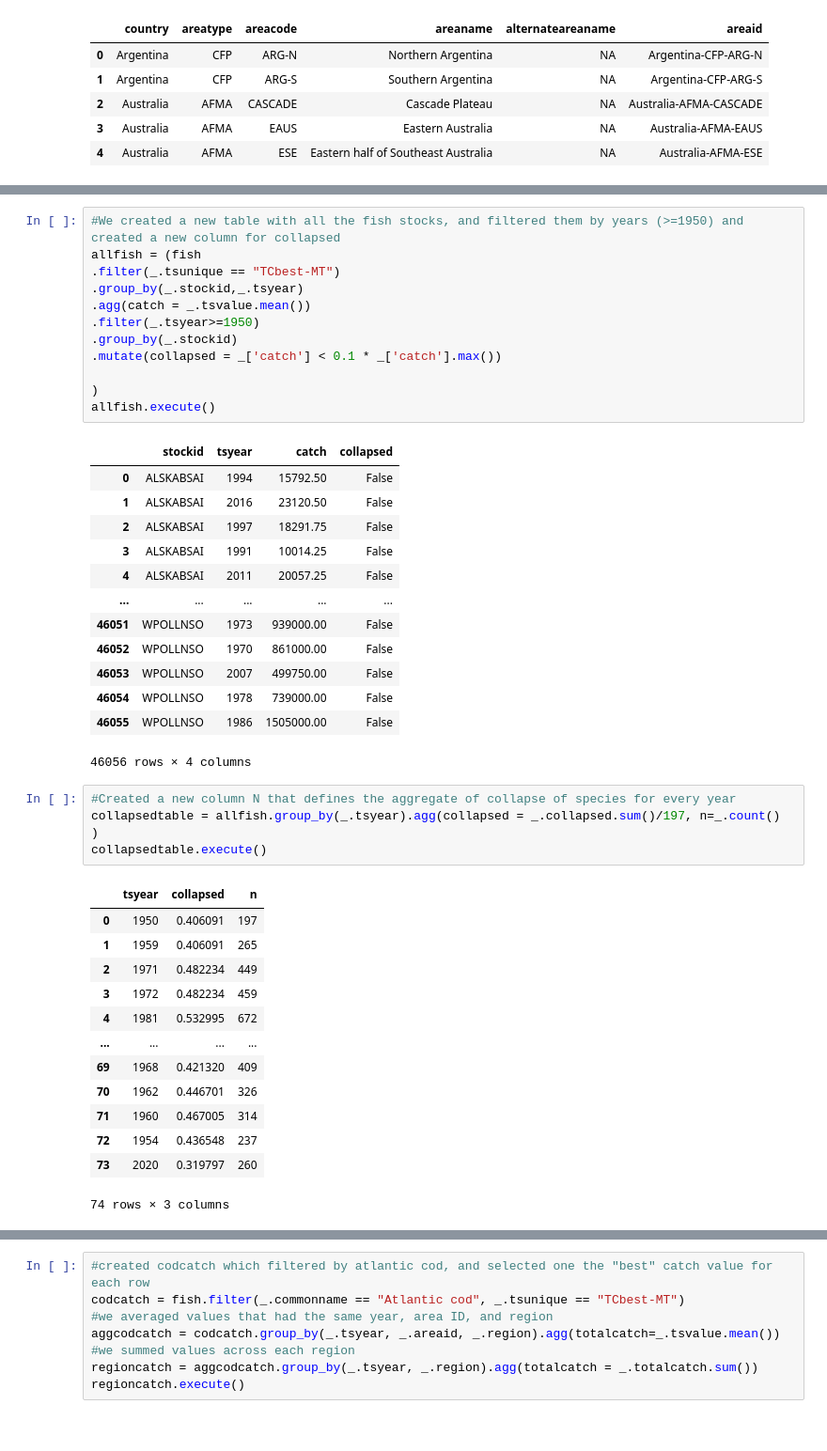
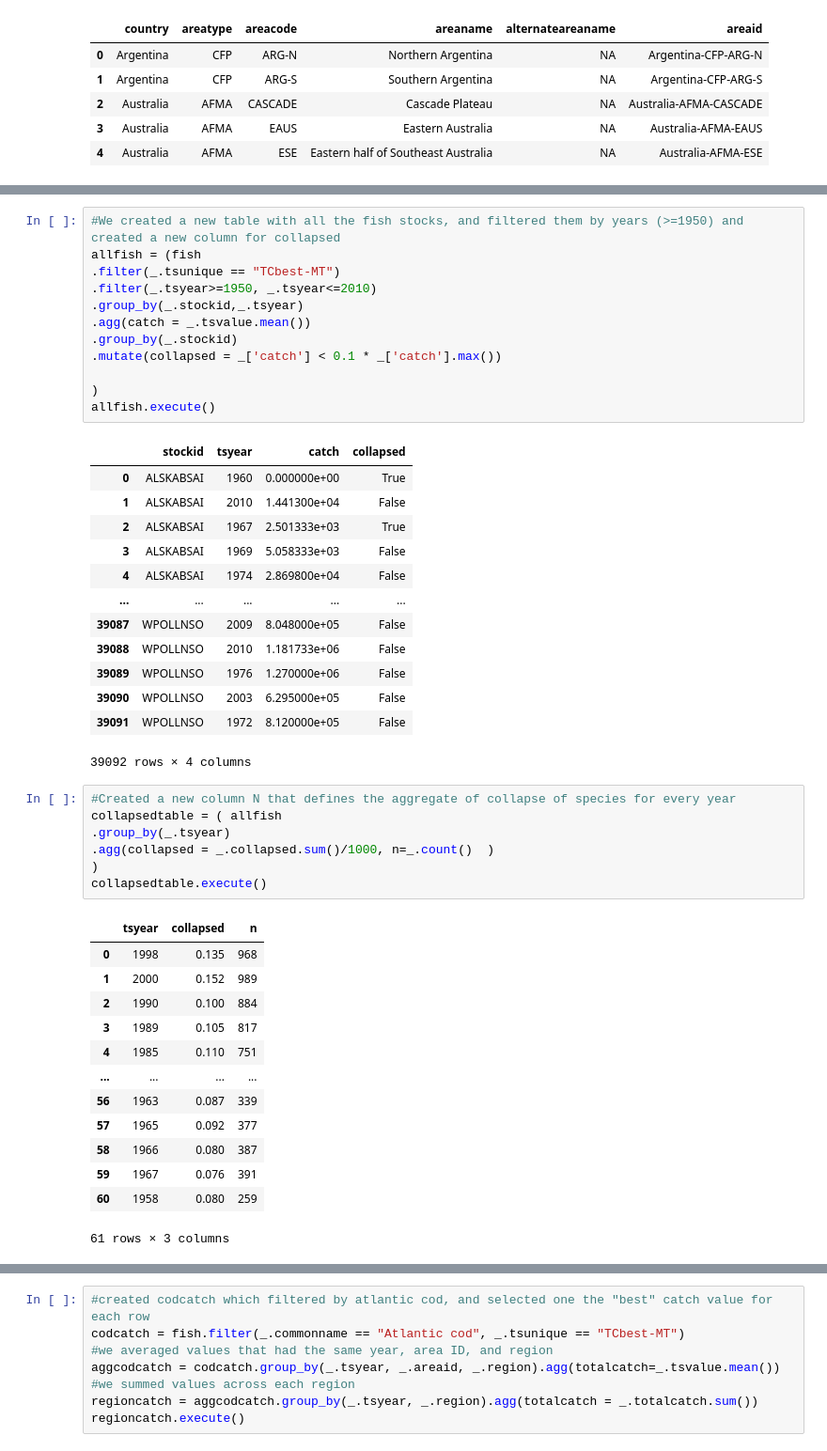
Before and after one commit to espm-288/fish-pam-shruti-paridhi-1, a Jupyter notebook: notebook.ipynb, the cells around one changed output, grey strips where cells are left out. Shown at 94% size. Cells and saved outputs as stored; diff of their text form.

```diff
--- a/notebook.ipynb
+++ b/notebook.ipynb
@@ -65,9 +80,9 @@ fish = (timeseries
 #We created a new table with all the fish stocks, and filtered them by years (>=1950) and created a new column for collapsed
 allfish = (fish
 .filter(_.tsunique == "TCbest-MT")
+.filter(_.tsyear>=1950, _.tsyear<=2010)
 .group_by(_.stockid,_.tsyear)
 .agg(catch = _.tsvalue.mean())
-.filter(_.tsyear>=1950)
 .group_by(_.stockid)
 .mutate(collapsed = _['catch'] < 0.1 * _['catch'].max())
 
@@ -75,33 +90,36 @@ allfish = (fish
 allfish.execute()
 # %% [output]
 |  | stockid | tsyear | catch | collapsed |
-| 0 | ALSKABSAI | 1994 | 15792.50 | False |
-| 1 | ALSKABSAI | 2016 | 23120.50 | False |
-| 2 | ALSKABSAI | 1997 | 18291.75 | False |
-| 3 | ALSKABSAI | 1991 | 10014.25 | False |
-| 4 | ALSKABSAI | 2011 | 20057.25 | False |
+| 0 | ALSKABSAI | 1960 | 0.000000e+00 | True |
+| 1 | ALSKABSAI | 2010 | 1.441300e+04 | False |
+| 2 | ALSKABSAI | 1967 | 2.501333e+03 | True |
+| 3 | ALSKABSAI | 1969 | 5.058333e+03 | False |
+| 4 | ALSKABSAI | 1974 | 2.869800e+04 | False |
 | ... | ... | ... | ... | ... |
-| 46051 | WPOLLNSO | 1973 | 939000.00 | False |
-| 46052 | WPOLLNSO | 1970 | 861000.00 | False |
-| 46053 | WPOLLNSO | 2007 | 499750.00 | False |
-| 46054 | WPOLLNSO | 1978 | 739000.00 | False |
-| 46055 | WPOLLNSO | 1986 | 1505000.00 | False |
+| 39087 | WPOLLNSO | 2009 | 8.048000e+05 | False |
+| 39088 | WPOLLNSO | 2010 | 1.181733e+06 | False |
+| 39089 | WPOLLNSO | 1976 | 1.270000e+06 | False |
+| 39090 | WPOLLNSO | 2003 | 6.295000e+05 | False |
+| 39091 | WPOLLNSO | 1972 | 8.120000e+05 | False |
-46056 rows × 4 columns
+39092 rows × 4 columns
 # %%
 #Created a new column N that defines the aggregate of collapse of species for every year
-collapsedtable = allfish.group_by(_.tsyear).agg(collapsed = _.collapsed.sum()/197, n=_.count()  )
+collapsedtable = ( allfish
+.group_by(_.tsyear)
+.agg(collapsed = _.collapsed.sum()/1000, n=_.count()  )
+)
 collapsedtable.execute()
 # %% [output]
 |  | tsyear | collapsed | n |
-| 0 | 1950 | 0.406091 | 197 |
-| 1 | 1959 | 0.406091 | 265 |
-| 2 | 1971 | 0.482234 | 449 |
-| 3 | 1972 | 0.482234 | 459 |
-| 4 | 1981 | 0.532995 | 672 |
+| 0 | 1998 | 0.135 | 968 |
+| 1 | 2000 | 0.152 | 989 |
+| 2 | 1990 | 0.100 | 884 |
+| 3 | 1989 | 0.105 | 817 |
+| 4 | 1985 | 0.110 | 751 |
 | ... | ... | ... | ... |
-| 69 | 1968 | 0.421320 | 409 |
-| 70 | 1962 | 0.446701 | 326 |
-| 71 | 1960 | 0.467005 | 314 |
-| 72 | 1954 | 0.436548 | 237 |
-| 73 | 2020 | 0.319797 | 260 |
+| 56 | 1963 | 0.087 | 339 |
+| 57 | 1965 | 0.092 | 377 |
+| 58 | 1966 | 0.080 | 387 |
+| 59 | 1967 | 0.076 | 391 |
+| 60 | 1958 | 0.080 | 259 |
-74 rows × 3 columns
+61 rows × 3 columns
```
Also changed, not shown: parts of 7 cells of this notebook.
